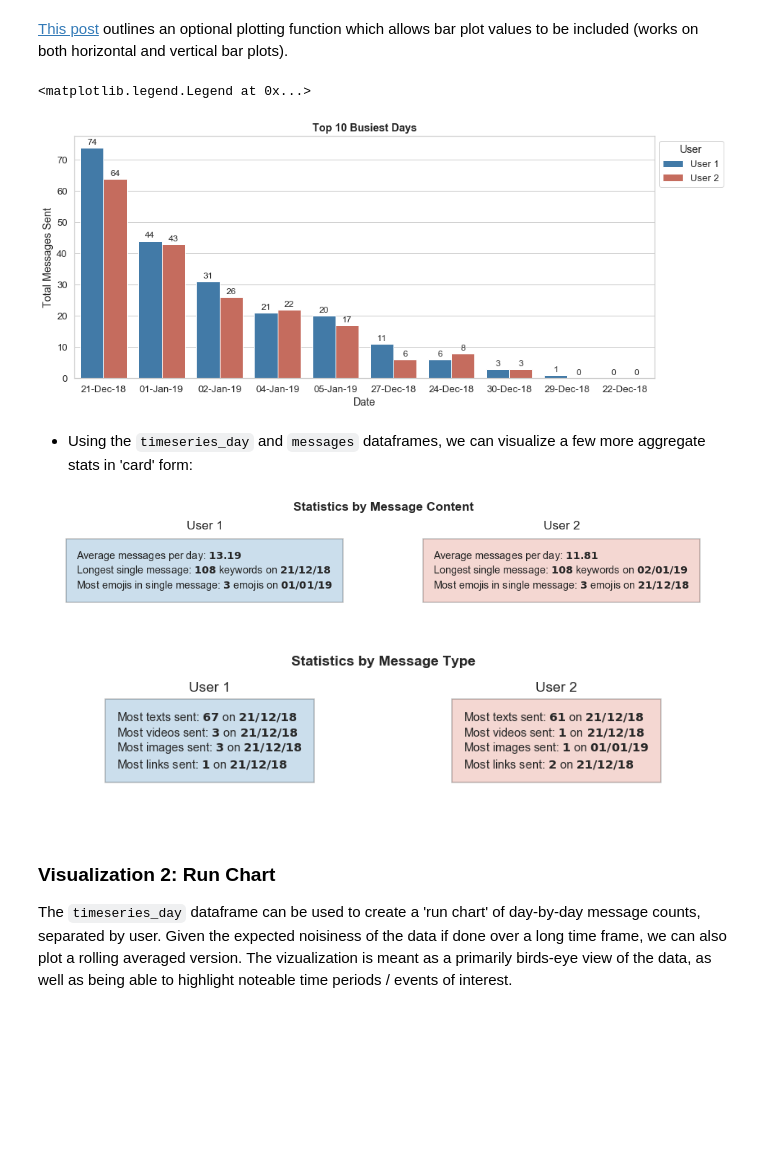
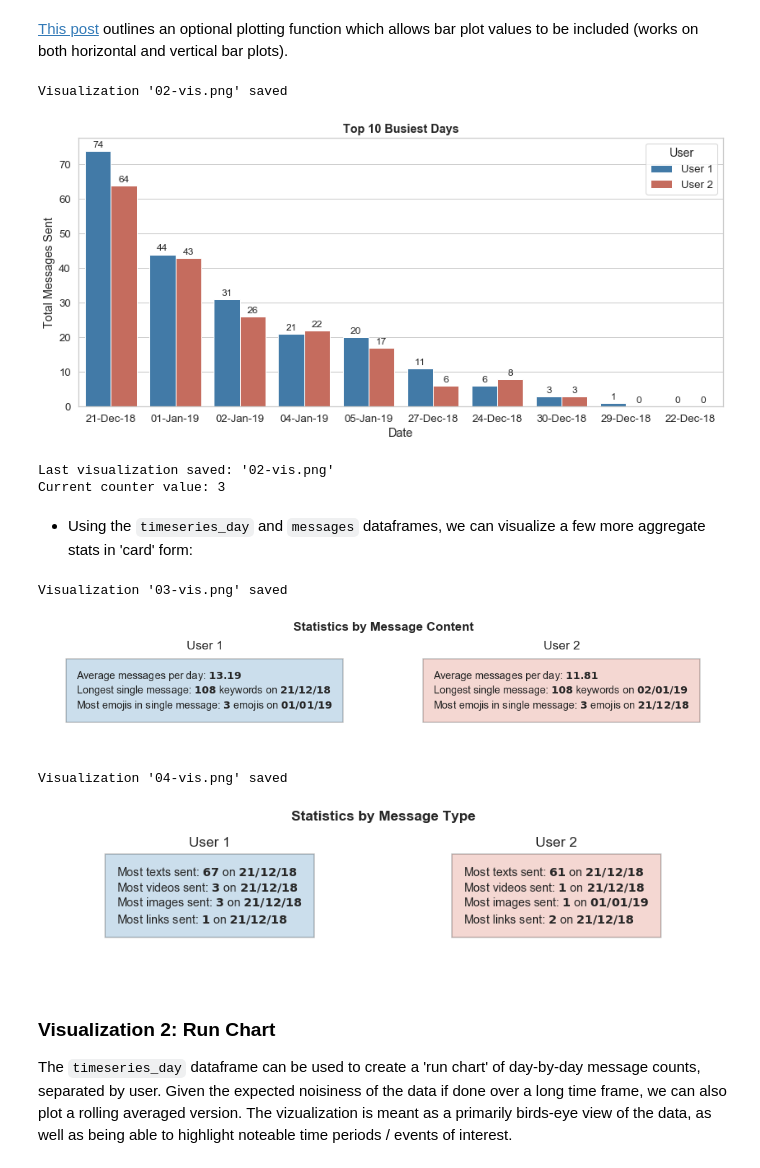
Before and after one commit to shenal-siri/WhatsApp-Chat-Viz, a Jupyter notebook: Chat-History-Prototyping.ipynb, the cells around one changed output. Saved outputs shown, nothing was run; the diff lists cells and outputs as text; code cells hidden in the pictures; blank space fills up the shorter version.

Commit message:
Implemented HTML report generation

```diff
--- a/Chat-History-Prototyping.ipynb
+++ b/Chat-History-Prototyping.ipynb
@@ -523,9 +531,12 @@ Before plotting the visualizations, let's define some useful globals which will
 # Get all unique usernames
 USERLIST = list(messages['username'].unique())
 
-# Get all unique messaege types
+# Get all unique message types
 TYPELIST = list(messages['msg_type'].unique())
 
 # Define a color palette for our plots and visualizations
 PALETTE_FULL = sns.color_palette("RdBu", 19)
 PALETTE_PAIR = [PALETTE_FULL[16], PALETTE_FULL[3]]
+
+# Folder containing images to be plotted
+PNG_FOLDER = "png-for-report"
@@ -532,3 +581,6 @@ PALETTE_PAIR = [PALETTE_FULL[16], PALETTE_FULL[3]]
+# %%
+# Instantiate a VisHandler object to be used for the rest of the notebook
+vis_handler = VisHandler(PNG_FOLDER)
 # %% [markdown]
 - Total messages sent by user and category can be easily pivoted out from the `messages` dataframe:
 # %%
@@ -731,25 +801,33 @@ def show_values_on_bars(axs, h_v="v", space=0.4):
 # %%
 # Define plot style, palette and font scaling
 sns.set_style('whitegrid')
 sns.set_palette(PALETTE_PAIR)
 sns.set_context("notebook", font_scale=1.2, rc={"lines.linewidth": 1.5})
 
 # Plot grouped barplots
 fig, ax = plt.subplots(figsize=(14, 6))
 ax = sns.barplot(data=vis_timeseries_10_day, x='date_time_formatted', y="msg_qty", hue="username")
 
 # Use custom function to add values on top of bars, with specified spacing
 show_values_on_bars(ax, "v", 1)
 
 # Formatting axes elements and titles
 ax.set_title("Top 10 Busiest Days", weight="bold")
 ax.set_xlabel("Date")
 ax.set_ylabel("Total Messages Sent")
-handles, labels = ax.get_legend_handles_labels()
-ax.legend(title="User", bbox_to_anchor=(1,1), loc="upper left")
+#handles, labels = ax.get_legend_handles_labels()
+lgd = ax.legend(title="User", loc="upper right")
+
+# Save plot as png for reporting
+vis_handler.save_vis()
 # %% [output]
-<matplotlib.legend.Legend at 0x...>
+Visualization '02-vis.png' saved
-[figure, old version]
+[figure, new version]
+# %%
+vis_handler.get_current_counter()
+# %% [output]
+Last visualization saved: '02-vis.png'
+Current counter value: 3
 # %% [markdown]
 - Using the `timeseries_day` and `messages` dataframes, we can visualize a few more aggregate stats in 'card' form:
 # %%
@@ -779,7 +857,17 @@ for user in USERLIST:
 
 # Plot card visual
 create_card_visual(output_text, (14,2.75), "Statistics by Message Content")
+
+# Save plot as png for reporting
+vis_handler.save_vis()
+
+#pngpath = os.path.join("png-for-report", "vis-0104-card-msg-content.png")
+#plt.savefig(pngpath, bbox_inches='tight')
+
+#vis_paths.append(pngpath)
+#fig_list.append(plt.gcf())
 # %% [output]
+Visualization '03-vis.png' saved
 [figure]
 # %%
 # Need to usse defaultdict to append list inside dictionary
@@ -803,7 +891,17 @@ for user in USERLIST:
 
 # Plot card visual
 create_card_visual(output_text, (12,3), "Statistics by Message Type")
+
+# Save plot as png for reporting
+vis_handler.save_vis()
+
+#pngpath = os.path.join("png-for-report", "vis-0105-card-msg-type.png")
+#plt.savefig(pngpath, bbox_inches='tight')
+
+#vis_paths.append(pngpath)
+#fig_list.append(plt.gcf())
 # %% [output]
+Visualization '04-vis.png' saved
 [figure]
 # %% [markdown]
 ### Visualization 2: Run Chart
```
Also changed, not shown: parts of 19 cells of this notebook, 15 other files.
